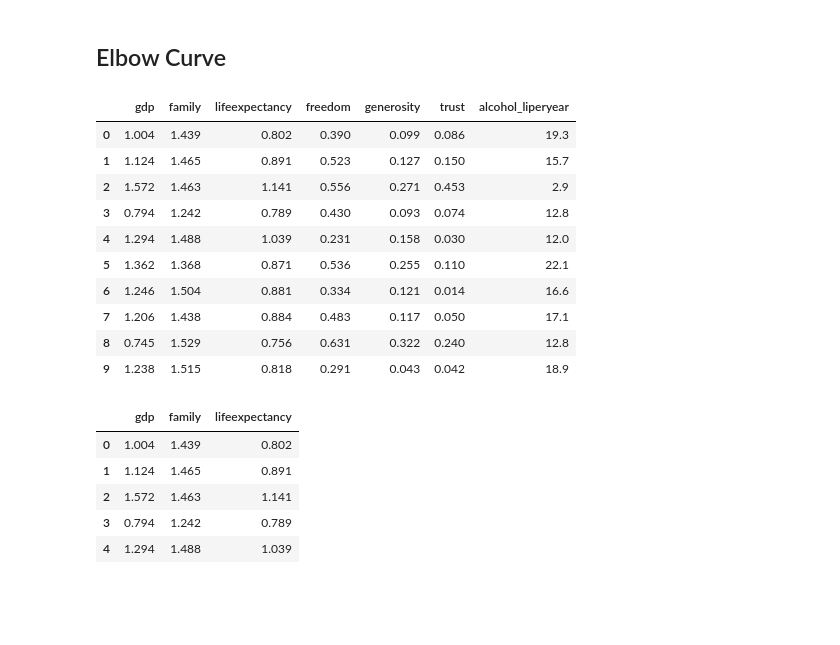
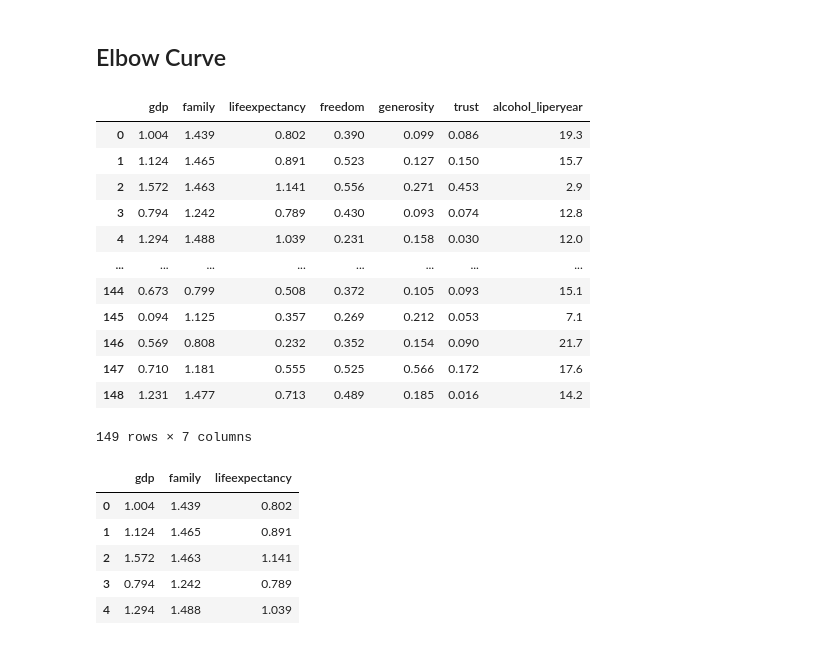
Before and after one commit to tn64/Happy_Places, a Jupyter notebook: Unsupervised_Machine_learning/UML_Segment3.ipynb, the cells around one changed output. Drawn from its saved outputs; the diff is of its cells as text; code cells hidden in the pictures; blank space fills up the shorter version.

```diff
--- a/Unsupervised_Machine_learning/UML_Segment3.ipynb
+++ b/Unsupervised_Machine_learning/UML_Segment3.ipynb
@@ -299,20 +310,22 @@ fig.show()
 # %%
 # Loading UML_2019.csv file
 file_path = "../Resources/UML_2019.csv"
 df_ElbowCurve = pd.read_csv(file_path)
-df_ElbowCurve.head(10)
+df_ElbowCurve
 # %% [output]
 |  | gdp | family | lifeexpectancy | freedom | generosity | trust | alcohol_liperyear |
 | 0 | 1.004 | 1.439 | 0.802 | 0.390 | 0.099 | 0.086 | 19.3 |
 | 1 | 1.124 | 1.465 | 0.891 | 0.523 | 0.127 | 0.150 | 15.7 |
 | 2 | 1.572 | 1.463 | 1.141 | 0.556 | 0.271 | 0.453 | 2.9 |
 | 3 | 0.794 | 1.242 | 0.789 | 0.430 | 0.093 | 0.074 | 12.8 |
 | 4 | 1.294 | 1.488 | 1.039 | 0.231 | 0.158 | 0.030 | 12.0 |
-| 5 | 1.362 | 1.368 | 0.871 | 0.536 | 0.255 | 0.110 | 22.1 |
-| 6 | 1.246 | 1.504 | 0.881 | 0.334 | 0.121 | 0.014 | 16.6 |
-| 7 | 1.206 | 1.438 | 0.884 | 0.483 | 0.117 | 0.050 | 17.1 |
-| 8 | 0.745 | 1.529 | 0.756 | 0.631 | 0.322 | 0.240 | 12.8 |
-| 9 | 1.238 | 1.515 | 0.818 | 0.291 | 0.043 | 0.042 | 18.9 |
+| ... | ... | ... | ... | ... | ... | ... | ... |
+| 144 | 0.673 | 0.799 | 0.508 | 0.372 | 0.105 | 0.093 | 15.1 |
+| 145 | 0.094 | 1.125 | 0.357 | 0.269 | 0.212 | 0.053 | 7.1 |
+| 146 | 0.569 | 0.808 | 0.232 | 0.352 | 0.154 | 0.090 | 21.7 |
+| 147 | 0.710 | 1.181 | 0.555 | 0.525 | 0.566 | 0.172 | 17.6 |
+| 148 | 1.231 | 1.477 | 0.713 | 0.489 | 0.185 | 0.016 | 14.2 |
+149 rows × 7 columns
 # %%
 # Remove columns
 df_ElbowCurve.drop(columns=["freedom", "generosity","trust", "alcohol_liperyear"], inplace=True)
```
Also changed, not shown: parts of 12 cells of this notebook.
